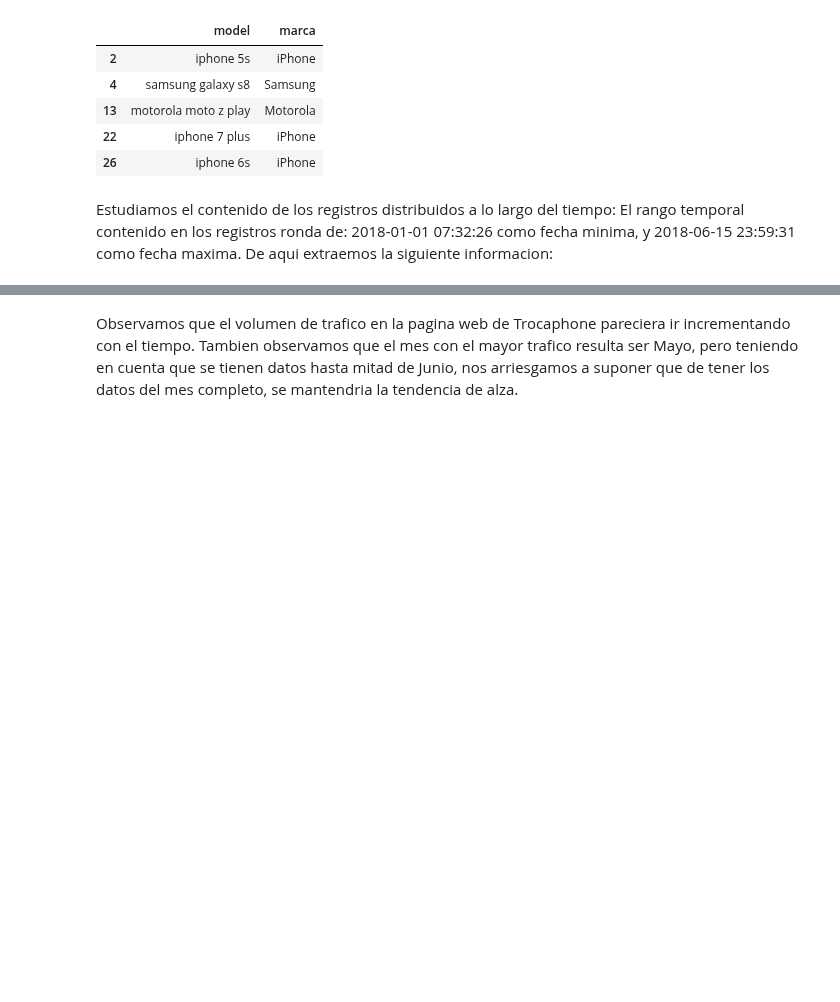
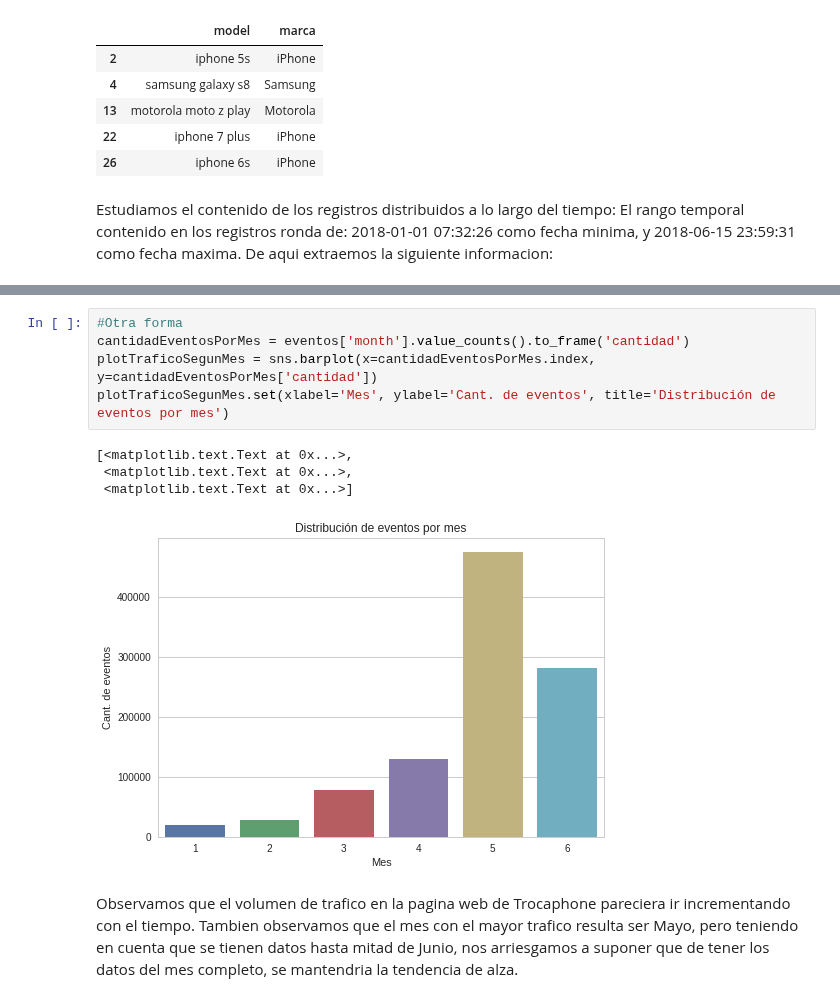
Before and after one commit to btusca/7506, a Jupyter notebook: TP2018/TP definitivo.ipynb, the cells around one changed output, grey strips where cells are left out. Saved outputs shown, nothing was run; the diff lists cells and outputs as text; blank space fills up the shorter version.

```diff
--- a/TP2018/TP definitivo.ipynb
+++ b/TP2018/TP definitivo.ipynb
@@ -351,3 +351,13 @@ plt.show()
+# %%
+#Otra forma
+cantidadEventosPorMes = eventos['month'].value_counts().to_frame('cantidad')
+plotTraficoSegunMes = sns.barplot(x=cantidadEventosPorMes.index, y=cantidadEventosPorMes['cantidad'])
+plotTraficoSegunMes.set(xlabel='Mes', ylabel='Cant. de eventos', title='Distribución de eventos por mes')
+# %% [output]
+[<matplotlib.text.Text at 0x...>,
+ <matplotlib.text.Text at 0x...>,
+ <matplotlib.text.Text at 0x...>]
+[figure, added]
 # %% [markdown]
 Observamos que el volumen de trafico en la pagina web de Trocaphone pareciera ir incrementando con el tiempo. Tambien observamos que el mes con el mayor trafico resulta ser Mayo, pero teniendo en cuenta que se tienen datos hasta mitad de Junio, nos arriesgamos a suponer que de tener los datos del mes completo, se mantendria la tendencia de alza.
 # %%
```
Also changed, not shown: parts of 2 cells of this notebook.
